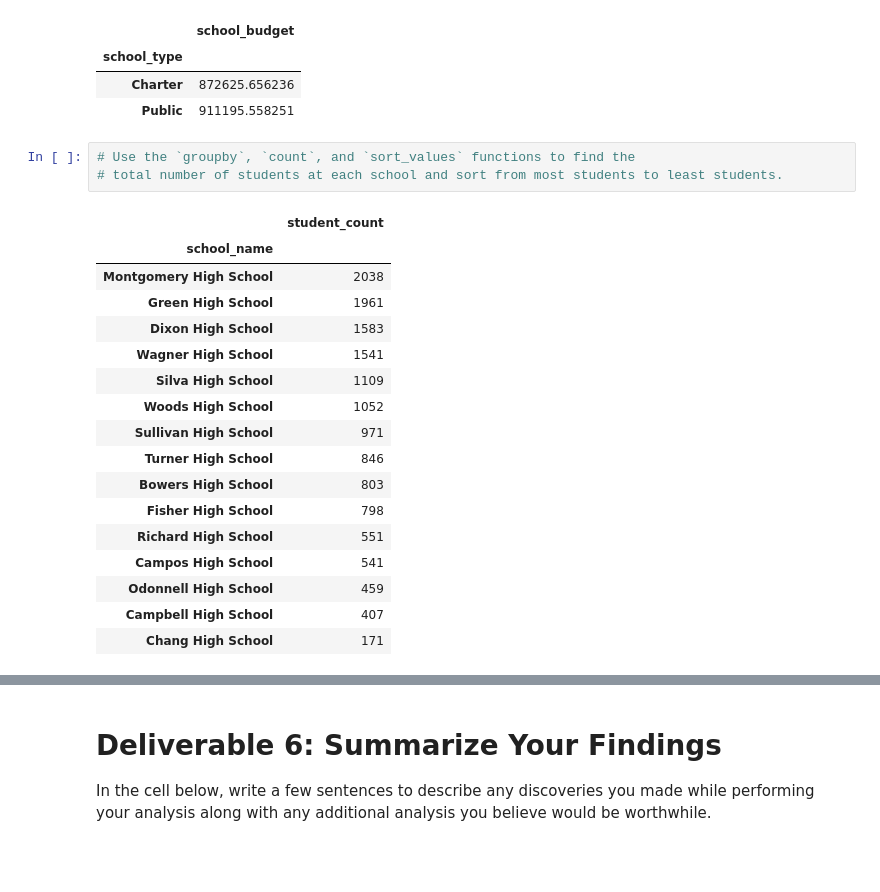
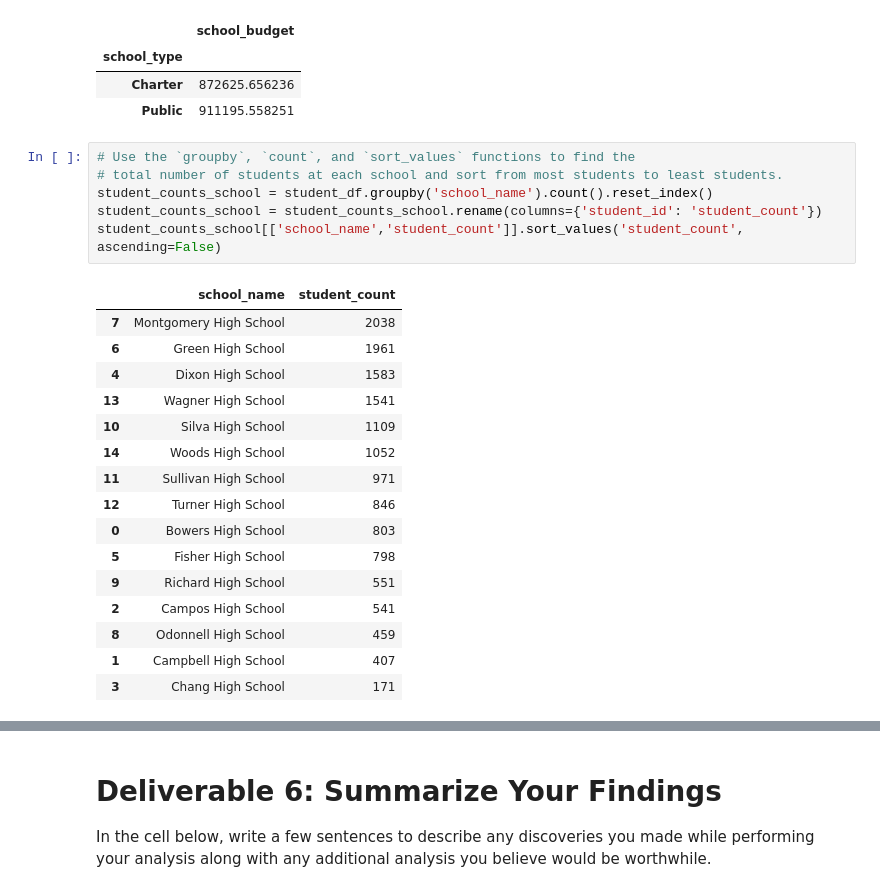
Before and after one commit to teresa-le/School-District-Analysis, a Jupyter notebook: Student_Data_Challenge.ipynb, the cells around one changed output, grey strips where cells are left out. Saved outputs shown, nothing was run; the diff lists cells and outputs as text; blank space fills up the shorter version.

```diff
--- a/Student_Data_Challenge.ipynb
+++ b/Student_Data_Challenge.ipynb
@@ -307,21 +303,23 @@ group_school_type[['school_budget']].mean()
 # %%
 # Use the `groupby`, `count`, and `sort_values` functions to find the
 # total number of students at each school and sort from most students to least students.
+student_counts_school = student_df.groupby('school_name').count().reset_index()
+student_counts_school = student_counts_school.rename(columns={'student_id': 'student_count'})
+student_counts_school[['school_name','student_count']].sort_values('student_count', ascending=False)
 # %% [output]
-|  | student_count |
-| school_name |  |
-| Montgomery High School | 2038 |
-| Green High School | 1961 |
-| Dixon High School | 1583 |
-| Wagner High School | 1541 |
-| Silva High School | 1109 |
-| Woods High School | 1052 |
-| Sullivan High School | 971 |
-| Turner High School | 846 |
-| Bowers High School | 803 |
-| Fisher High School | 798 |
-| Richard High School | 551 |
-| Campos High School | 541 |
-| Odonnell High School | 459 |
-| Campbell High School | 407 |
-| Chang High School | 171 |
+|  | school_name | student_count |
+| 7 | Montgomery High School | 2038 |
+| 6 | Green High School | 1961 |
+| 4 | Dixon High School | 1583 |
+| 13 | Wagner High School | 1541 |
+| 10 | Silva High School | 1109 |
+| 14 | Woods High School | 1052 |
+| 11 | Sullivan High School | 971 |
+| 12 | Turner High School | 846 |
+| 0 | Bowers High School | 803 |
+| 5 | Fisher High School | 798 |
+| 9 | Richard High School | 551 |
+| 2 | Campos High School | 541 |
+| 8 | Odonnell High School | 459 |
+| 1 | Campbell High School | 407 |
+| 3 | Chang High School | 171 |
```
Also changed, not shown: parts of 5 cells of this notebook.
